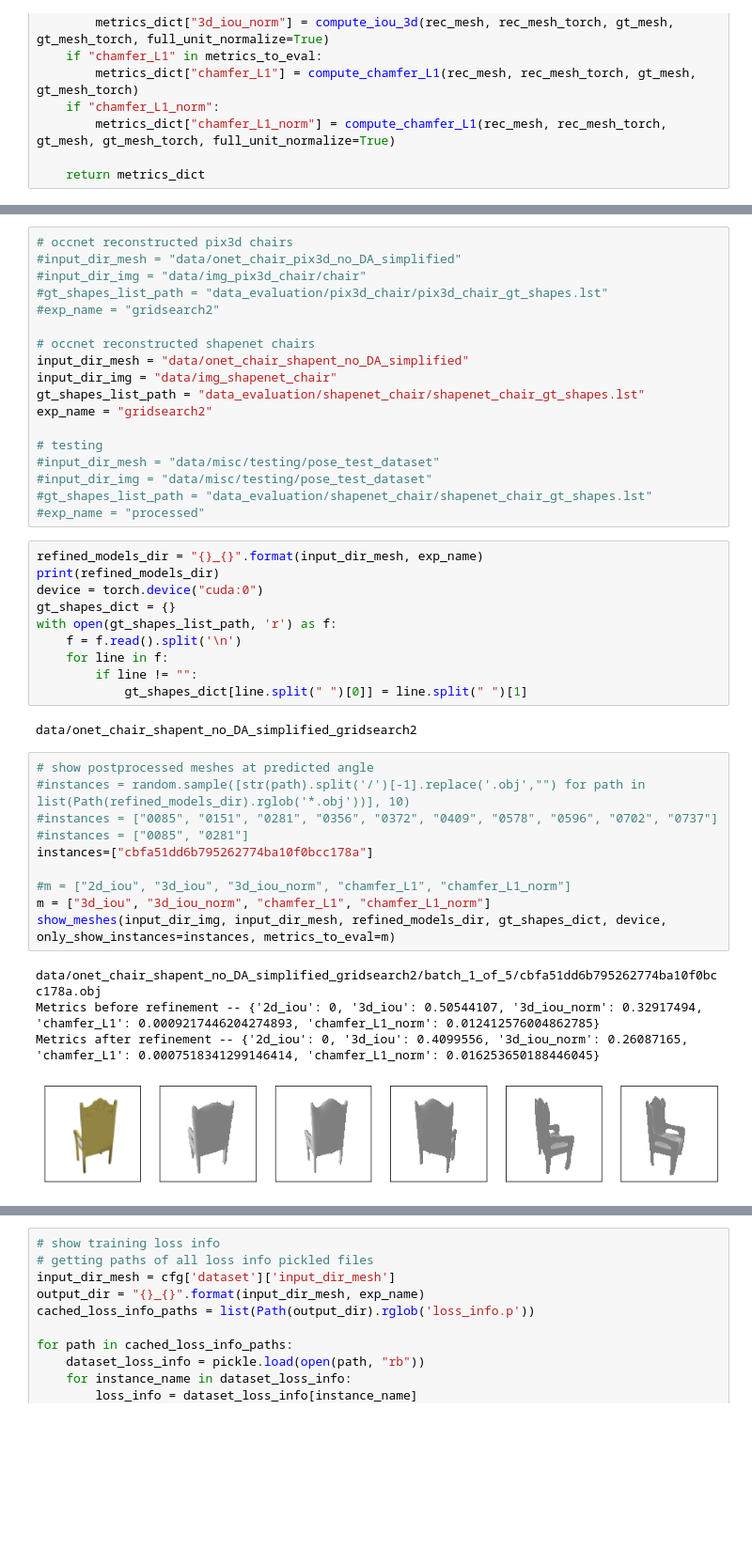
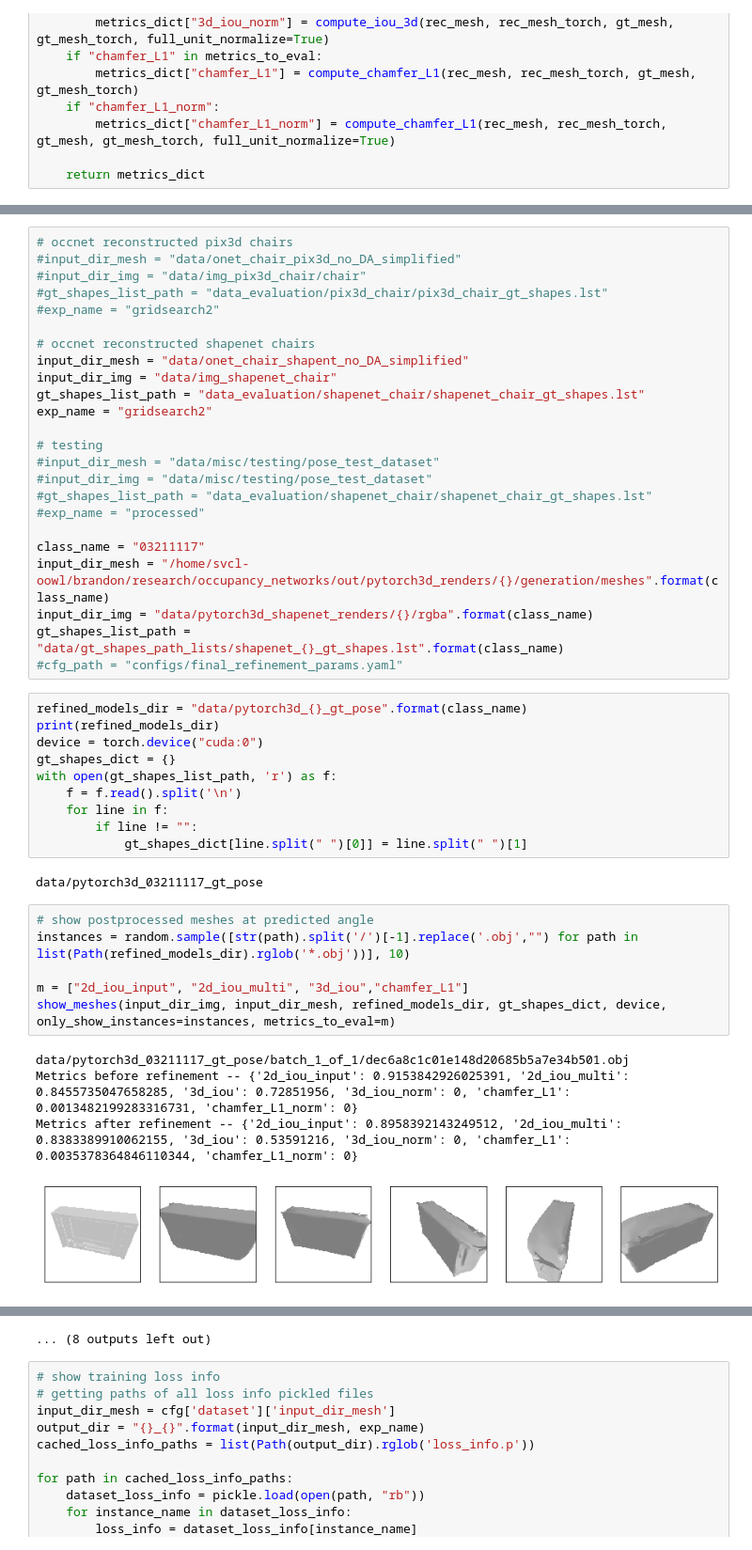
Before and after one commit to b7leung/sil_consistent_at_inference, a Jupyter notebook: notebooks/postprocess_dataset.ipynb, the cells around one changed output, grey strips where cells are left out. Shown at 94% size. Cells and saved outputs as stored; diff of their text form; blank space fills up the shorter version.

```diff
--- a/notebooks/postprocess_dataset.ipynb
+++ b/notebooks/postprocess_dataset.ipynb
@@ -125,8 +132,14 @@ exp_name = "gridsearch2"
 #input_dir_img = "data/misc/testing/pose_test_dataset"
 #gt_shapes_list_path = "data_evaluation/shapenet_chair/shapenet_chair_gt_shapes.lst"
 #exp_name = "processed"
+
+class_name = "03211117"
+input_dir_mesh = "/home/svcl-oowl/brandon/research/occupancy_networks/out/pytorch3d_renders/{}/generation/meshes".format(class_name)
+input_dir_img = "data/pytorch3d_shapenet_renders/{}/rgba".format(class_name)
+gt_shapes_list_path = "data/gt_shapes_path_lists/shapenet_{}_gt_shapes.lst".format(class_name)
+#cfg_path = "configs/final_refinement_params.yaml"
 # %%
-refined_models_dir = "{}_{}".format(input_dir_mesh, exp_name)
+refined_models_dir = "data/pytorch3d_{}_gt_pose".format(class_name)
 print(refined_models_dir)
 device = torch.device("cuda:0")
 gt_shapes_dict = {}
@@ -136,19 +149,15 @@ with open(gt_shapes_list_path, 'r') as f:
         if line != "":
             gt_shapes_dict[line.split(" ")[0]] = line.split(" ")[1]
 # %% [output]
-data/onet_chair_shapent_no_DA_simplified_gridsearch2
+data/pytorch3d_03211117_gt_pose
 # %%
 # show postprocessed meshes at predicted angle
-#instances = random.sample([str(path).split('/')[-1].replace('.obj',"") for path in list(Path(refined_models_dir).rglob('*.obj'))], 10)
-#instances = ["0085", "0151", "0281", "0356", "0372", "0409", "0578", "0596", "0702", "0737"]
-#instances = ["0085", "0281"]
-instances=["cbfa51dd6b795262774ba10f0bcc178a"]
+instances = random.sample([str(path).split('/')[-1].replace('.obj',"") for path in list(Path(refined_models_dir).rglob('*.obj'))], 10)
 
-#m = ["2d_iou", "3d_iou", "3d_iou_norm", "chamfer_L1", "chamfer_L1_norm"]
-m = ["3d_iou", "3d_iou_norm", "chamfer_L1", "chamfer_L1_norm"]
+m = ["2d_iou_input", "2d_iou_multi", "3d_iou","chamfer_L1"]
 show_meshes(input_dir_img, input_dir_mesh, refined_models_dir, gt_shapes_dict, device, only_show_instances=instances, metrics_to_eval=m)
 # %% [output]
-data/onet_chair_shapent_no_DA_simplified_gridsearch2/batch_1_of_5/cbfa51dd6b795262774ba10f0bcc178a.obj
-Metrics before refinement -- {'2d_iou': 0, '3d_iou': 0.50544107, '3d_iou_norm': 0.32917494, 'chamfer_L1': 0.0009217446204274893, 'chamfer_L1_norm': 0.012412576004862785}
-Metrics after refinement -- {'2d_iou': 0, '3d_iou': 0.4099556, '3d_iou_norm': 0.26087165, 'chamfer_L1': 0.0007518341299146414, 'chamfer_L1_norm': 0.016253650188446045}
+data/pytorch3d_03211117_gt_pose/batch_1_of_1/dec6a8c1c01e148d20685b5a7e34b501.obj
+Metrics before refinement -- {'2d_iou_input': 0.9153842926025391, '2d_iou_multi': 0.8455735047658285, '3d_iou': 0.72851956, '3d_iou_norm': 0, 'chamfer_L1': 0.0013482199283316731, 'chamfer_L1_norm': 0}
+Metrics after refinement -- {'2d_iou_input': 0.8958392143249512, '2d_iou_multi': 0.8383389910062155, '3d_iou': 0.53591216, '3d_iou_norm': 0, 'chamfer_L1': 0.0035378364846110344, 'chamfer_L1_norm': 0}
-[figure, old version]
+[figure, new version]
@@ -155,3 +184,4 @@ Metrics after refinement -- {'2d_iou': 0, '3d_iou': 0.4099556, '3d_iou_norm': 0.
+... (8 outputs left out)
 # %%
 # show training loss info
 # getting paths of all loss info pickled files
```
Also changed, not shown: parts of 4 cells of this notebook, 29 other files.
